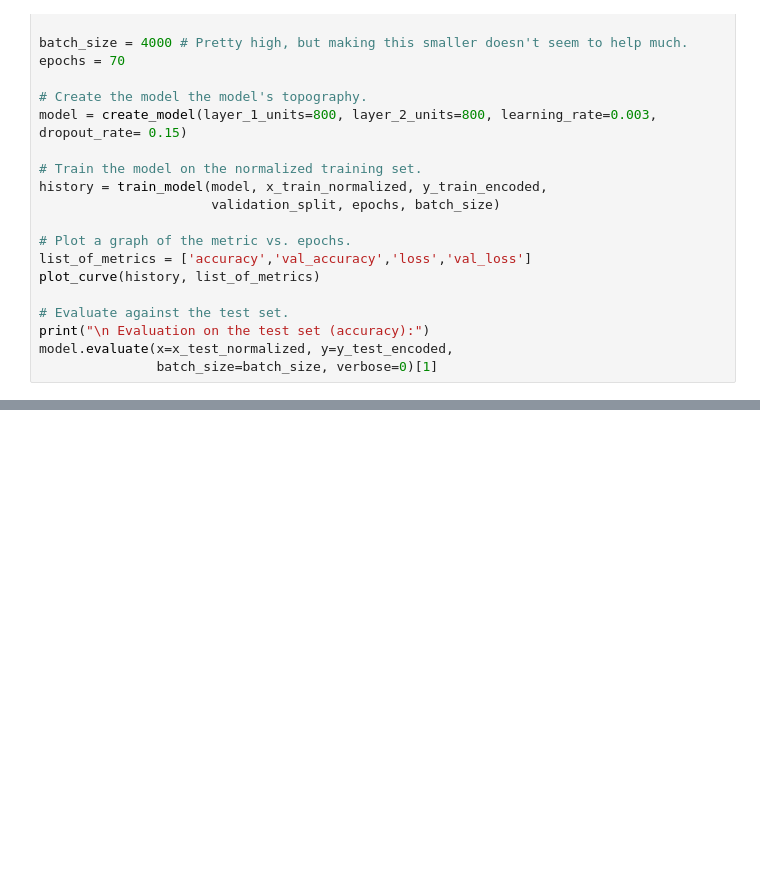
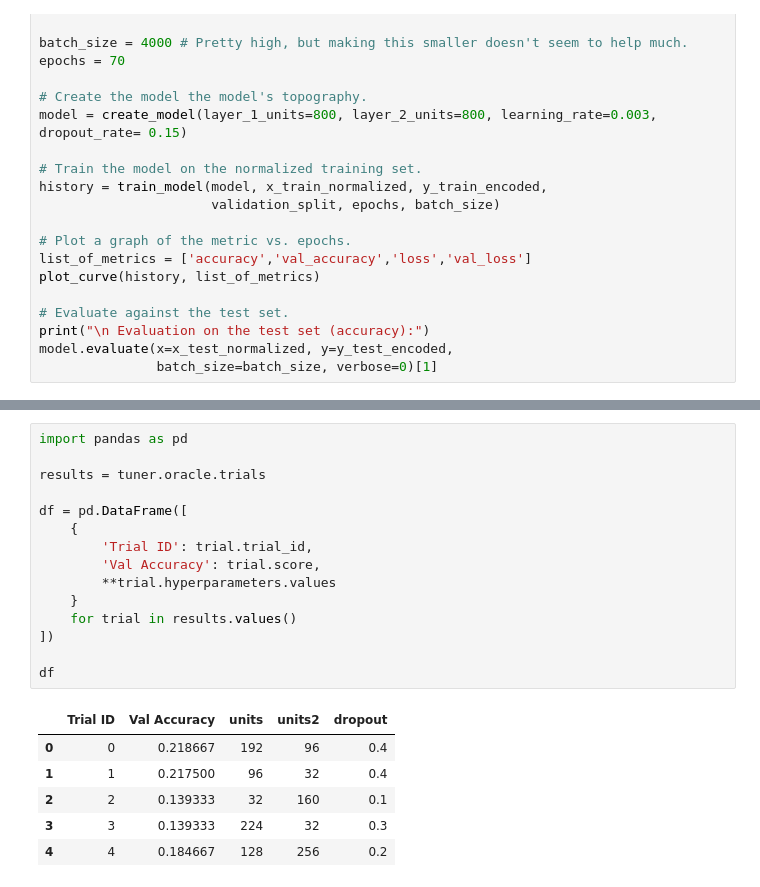
Before and after one commit to nevermind78/binderLab, a Jupyter notebook: labs/Lab 6 - Neural Networks Solution.ipynb, the cells around one changed output, grey strips where cells are left out. Saved outputs shown, nothing was run; the diff lists cells and outputs as text; blank space fills up the shorter version.

```diff
--- a/labs/Lab 6 - Neural Networks Solution.ipynb
+++ b/labs/Lab 6 - Neural Networks Solution.ipynb
@@ -252,0 +340,22 @@ WARNING:tensorflow:From c:\Users\abdal\anaconda3\envs\ml\lib\site-packages\keras
+# %%
+import pandas as pd
+
+results = tuner.oracle.trials
+
+df = pd.DataFrame([
+    {
+        'Trial ID': trial.trial_id,
+        'Val Accuracy': trial.score,
+        **trial.hyperparameters.values
+    }
+    for trial in results.values()
+])
+
+df
+# %% [output]
+|  | Trial ID | Val Accuracy | units | units2 | dropout |
+| 0 | 0 | 0.218667 | 192 | 96 | 0.4 |
+| 1 | 1 | 0.217500 | 96 | 32 | 0.4 |
+| 2 | 2 | 0.139333 | 32 | 160 | 0.1 |
+| 3 | 3 | 0.139333 | 224 | 32 | 0.3 |
+| 4 | 4 | 0.184667 | 128 | 256 | 0.2 |
```
Also changed, not shown: parts of 6 cells of this notebook, 24 other files.
